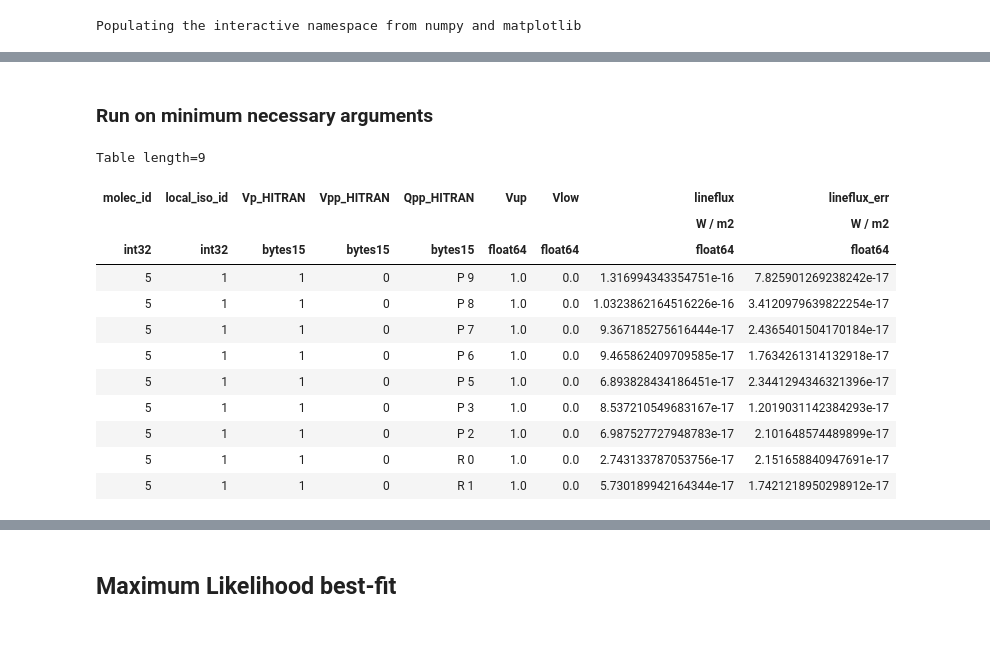
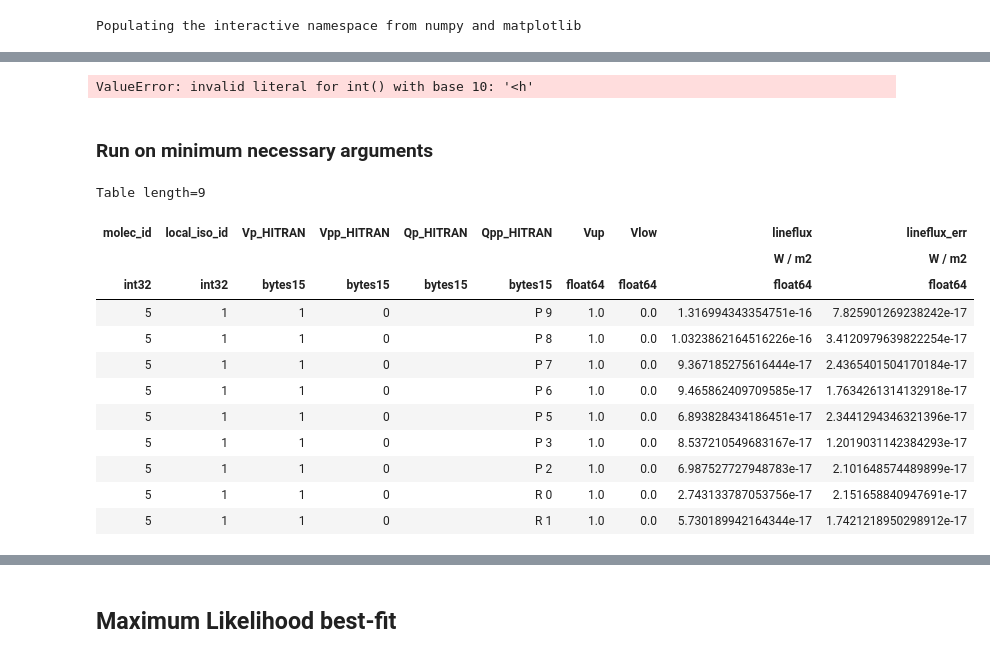
Before and after one commit to csalyk/slab_fitter, a Jupyter notebook: slab_fitter_adam.ipynb, the cells around one changed output, grey strips where cells are left out. Drawn from its saved outputs; the diff is of its cells as text; code cells hidden in the pictures.

```diff
--- a/slab_fitter_adam.ipynb
+++ b/slab_fitter_adam.ipynb
@@ -22,24 +116,37 @@ Populating the interactive namespace from numpy and matplotlib
+# %%
+spec3 = make_spec('CO', 10**params[0], params[1], sangle_to_area(10**params[2], params[3]),\
+                  wmin=4.98, wmax=4.981, isotopologue_number = 1, d_pc=distance, vup=1)
+#spec4 = make_spec('NO', 10**params[0], params[1], sangle_to_area(10**params[2], params[3]),
+                 #wmin=4.7, wmax=5.01, isotopologue_number = 2, d_pc=distance, vup=2)
+
+
+test = spec3['lineparams'].to_pandas()#.append(spec4['lineparams'].to_pandas())
+
+test
+#np.unique(test['Vp'])
+# %% [output]
+ValueError: invalid literal for int() with base 10: '<h'
 # %% [markdown]
 ### Run on minimum necessary arguments
 # %%
 data=pickle.load(open('fztau_fluxes.p','rb'))
 
-del(data['wn'],data['a'],data['elower'],data['gup'],data['Qp_HITRAN'], data['glow'],data['nu'],data['eup_k'])
+del(data['wn'],data['a'],data['elower'],data['gup'], data['glow'],data['nu'],data['eup_k'])
 del(data['wave'],data['Qup'],data['Qlow'],data['linewidth'],data['linewidth_err'],data['v_dop_fit'],data['v_dop_fit_err'],data['continuum'],data['continuum_err'])
 
 
 data
 # %% [output]
 Table length=9
-| molec_id | local_iso_id | Vp_HITRAN | Vpp_HITRAN | Qpp_HITRAN | Vup | Vlow | lineflux | lineflux_err |
-|  |  |  |  |  |  |  | W / m2 | W / m2 |
-| int32 | int32 | bytes15 | bytes15 | bytes15 | float64 | float64 | float64 | float64 |
-| 5 | 1 | 1 | 0 | P 9 | 1.0 | 0.0 | 1.316994343354751e-16 | 7.825901269238242e-17 |
-| 5 | 1 | 1 | 0 | P 8 | 1.0 | 0.0 | 1.0323862164516226e-16 | 3.4120979639822254e-17 |
-| 5 | 1 | 1 | 0 | P 7 | 1.0 | 0.0 | 9.367185275616444e-17 | 2.4365401504170184e-17 |
-| 5 | 1 | 1 | 0 | P 6 | 1.0 | 0.0 | 9.465862409709585e-17 | 1.7634261314132918e-17 |
-| 5 | 1 | 1 | 0 | P 5 | 1.0 | 0.0 | 6.893828434186451e-17 | 2.3441294346321396e-17 |
-| 5 | 1 | 1 | 0 | P 3 | 1.0 | 0.0 | 8.537210549683167e-17 | 1.2019031142384293e-17 |
-| 5 | 1 | 1 | 0 | P 2 | 1.0 | 0.0 | 6.987527727948783e-17 | 2.101648574489899e-17 |
-| 5 | 1 | 1 | 0 | R 0 | 1.0 | 0.0 | 2.743133787053756e-17 | 2.151658840947691e-17 |
-| 5 | 1 | 1 | 0 | R 1 | 1.0 | 0.0 | 5.730189942164344e-17 | 1.7421218950298912e-17 |
+| molec_id | local_iso_id | Vp_HITRAN | Vpp_HITRAN | Qp_HITRAN | Qpp_HITRAN | Vup | Vlow | lineflux | lineflux_err |
+|  |  |  |  |  |  |  |  | W / m2 | W / m2 |
+| int32 | int32 | bytes15 | bytes15 | bytes15 | bytes15 | float64 | float64 | float64 | float64 |
+| 5 | 1 | 1 | 0 |  | P 9 | 1.0 | 0.0 | 1.316994343354751e-16 | 7.825901269238242e-17 |
+| 5 | 1 | 1 | 0 |  | P 8 | 1.0 | 0.0 | 1.0323862164516226e-16 | 3.4120979639822254e-17 |
+| 5 | 1 | 1 | 0 |  | P 7 | 1.0 | 0.0 | 9.367185275616444e-17 | 2.4365401504170184e-17 |
+| 5 | 1 | 1 | 0 |  | P 6 | 1.0 | 0.0 | 9.465862409709585e-17 | 1.7634261314132918e-17 |
+| 5 | 1 | 1 | 0 |  | P 5 | 1.0 | 0.0 | 6.893828434186451e-17 | 2.3441294346321396e-17 |
+| 5 | 1 | 1 | 0 |  | P 3 | 1.0 | 0.0 | 8.537210549683167e-17 | 1.2019031142384293e-17 |
+| 5 | 1 | 1 | 0 |  | P 2 | 1.0 | 0.0 | 6.987527727948783e-17 | 2.101648574489899e-17 |
+| 5 | 1 | 1 | 0 |  | R 0 | 1.0 | 0.0 | 2.743133787053756e-17 | 2.151658840947691e-17 |
+| 5 | 1 | 1 | 0 |  | R 1 | 1.0 | 0.0 | 5.730189942164344e-17 | 1.7421218950298912e-17 |
```
Also changed, not shown: parts of 12 cells of this notebook, 2 other files.
